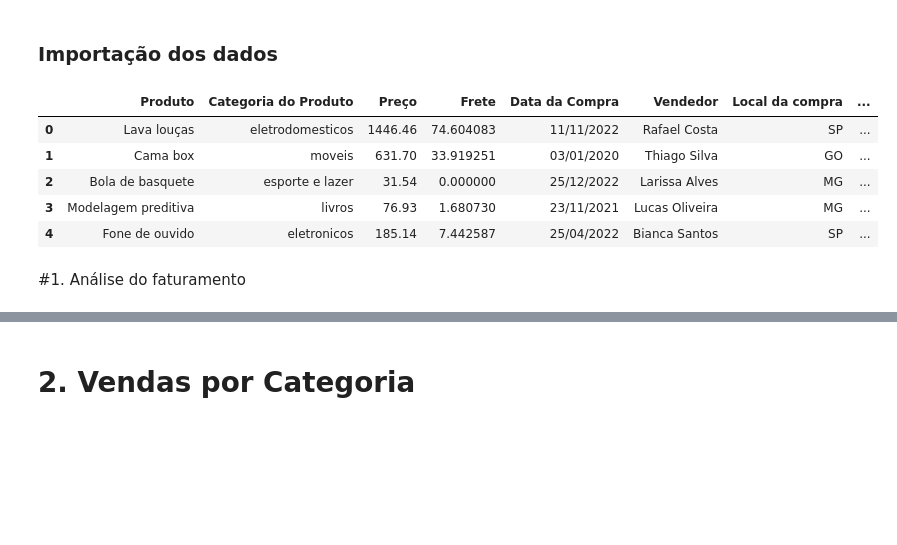
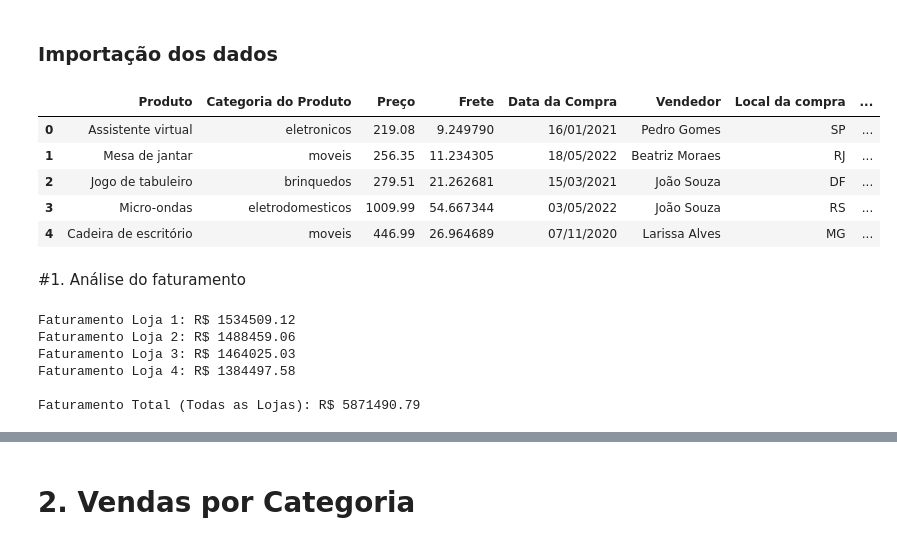
Before and after one commit to TheGabrielVieira/challenge1-data-science-main, a Jupyter notebook: AluraStoreBr.ipynb, the cells around one changed output, grey strips where cells are left out. Drawn from its saved outputs; the diff is of its cells as text; code cells hidden in the pictures; blank space fills up the shorter version.

```diff
--- a/AluraStoreBr.ipynb
+++ b/AluraStoreBr.ipynb
@@ -3,23 +3,47 @@
 # %%
 import pandas as pd
 
-url = "https://raw.githubusercontent.com/TheGabrielVieira/challenge1-data-science/refs/heads/main/base-de-dados-challenge-1/loja_1.csv"
-url2 = "https://raw.githubusercontent.com/TheGabrielVieira/challenge1-data-science/refs/heads/main/base-de-dados-challenge-1/loja_2.csv"
-url3 = "https://raw.githubusercontent.com/TheGabrielVieira/challenge1-data-science/refs/heads/main/base-de-dados-challenge-1/loja_3.csv"
-url4 = "https://raw.githubusercontent.com/TheGabrielVieira/challenge1-data-science/refs/heads/main/base-de-dados-challenge-1/loja_4.csv"
+url1 = "https://raw.githubusercontent.com/TheGabrielVieira/challenge1-data-science-main/master/base-de-dados-challenge-1/loja_1.csv"
+url2 = "https://raw.githubusercontent.com/TheGabrielVieira/challenge1-data-science-main/master/base-de-dados-challenge-1/loja_2.csv"
+url3 = "https://raw.githubusercontent.com/TheGabrielVieira/challenge1-data-science-main/master/base-de-dados-challenge-1/loja_3.csv"
+url4 = "https://raw.githubusercontent.com/TheGabrielVieira/challenge1-data-science-main/master/base-de-dados-challenge-1/loja_4.csv"
 
-loja = pd.read_csv(url)
+
+loja1 = pd.read_csv(url1)
 loja2 = pd.read_csv(url2)
 loja3 = pd.read_csv(url3)
 loja4 = pd.read_csv(url4)
 
-loja.head()
+loja1.head()
 # %% [output]
 |  | Produto | Categoria do Produto | Preço | Frete | Data da Compra | Vendedor | Local da compra | ... |
-| 0 | Lava louças | eletrodomesticos | 1446.46 | 74.604083 | 11/11/2022 | Rafael Costa | SP | ... |
-| 1 | Cama box | moveis | 631.70 | 33.919251 | 03/01/2020 | Thiago Silva | GO | ... |
-| 2 | Bola de basquete | esporte e lazer | 31.54 | 0.000000 | 25/12/2022 | Larissa Alves | MG | ... |
-| 3 | Modelagem preditiva | livros | 76.93 | 1.680730 | 23/11/2021 | Lucas Oliveira | MG | ... |
-| 4 | Fone de ouvido | eletronicos | 185.14 | 7.442587 | 25/04/2022 | Bianca Santos | SP | ... |
+| 0 | Assistente virtual | eletronicos | 219.08 | 9.249790 | 16/01/2021 | Pedro Gomes | SP | ... |
+| 1 | Mesa de jantar | moveis | 256.35 | 11.234305 | 18/05/2022 | Beatriz Moraes | RJ | ... |
+| 2 | Jogo de tabuleiro | brinquedos | 279.51 | 21.262681 | 15/03/2021 | João Souza | DF | ... |
+| 3 | Micro-ondas | eletrodomesticos | 1009.99 | 54.667344 | 03/05/2022 | João Souza | RS | ... |
+| 4 | Cadeira de escritório | moveis | 446.99 | 26.964689 | 07/11/2020 | Larissa Alves | MG | ... |
 # %% [markdown]
 #1. Análise do faturamento
+# %%
+# Calculando o faturamento total de cada loja
+faturamento_1 = loja1["Preço"].sum()
+faturamento_2 = loja2["Preço"].sum()
+faturamento_3 = loja3["Preço"].sum()
+faturamento_4 = loja4["Preço"].sum()
+
+# Exibindo os resultados
+print("Faturamento Loja 1: R$", round(faturamento_1, 2))
+print("Faturamento Loja 2: R$", round(faturamento_2, 2))
+print("Faturamento Loja 3: R$", round(faturamento_3, 2))
+print("Faturamento Loja 4: R$", round(faturamento_4, 2))
+
+# Faturamento total geral (opcional)
+faturamento_total = faturamento_1 + faturamento_2 + faturamento_3 + faturamento_4
+print("\nFaturamento Total (Todas as Lojas): R$", round(faturamento_total, 2))
+# %% [output]
+Faturamento Loja 1: R$ 1534509.12
+Faturamento Loja 2: R$ 1488459.06
+Faturamento Loja 3: R$ 1464025.03
+Faturamento Loja 4: R$ 1384497.58
+
+Faturamento Total (Todas as Lojas): R$ 5871490.79
```
Also changed, not shown: parts of 10 cells of this notebook.
